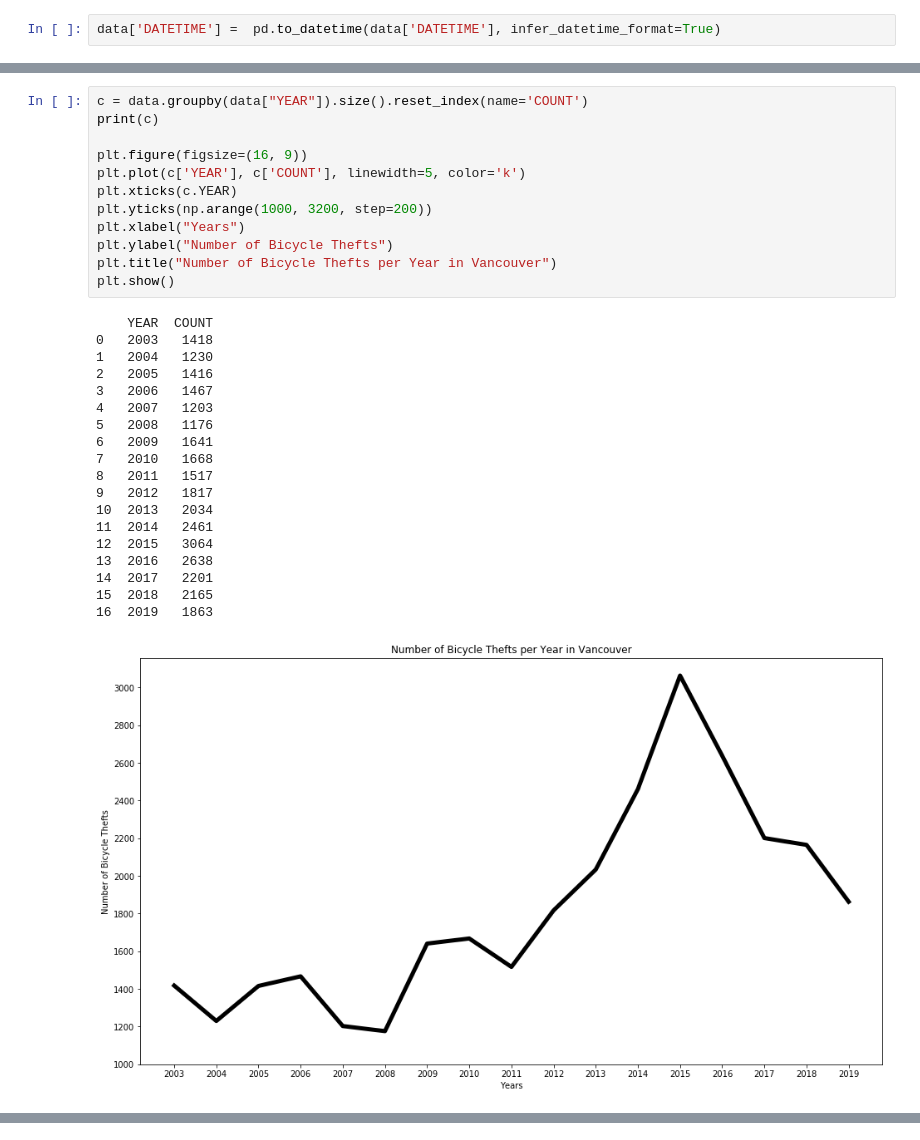
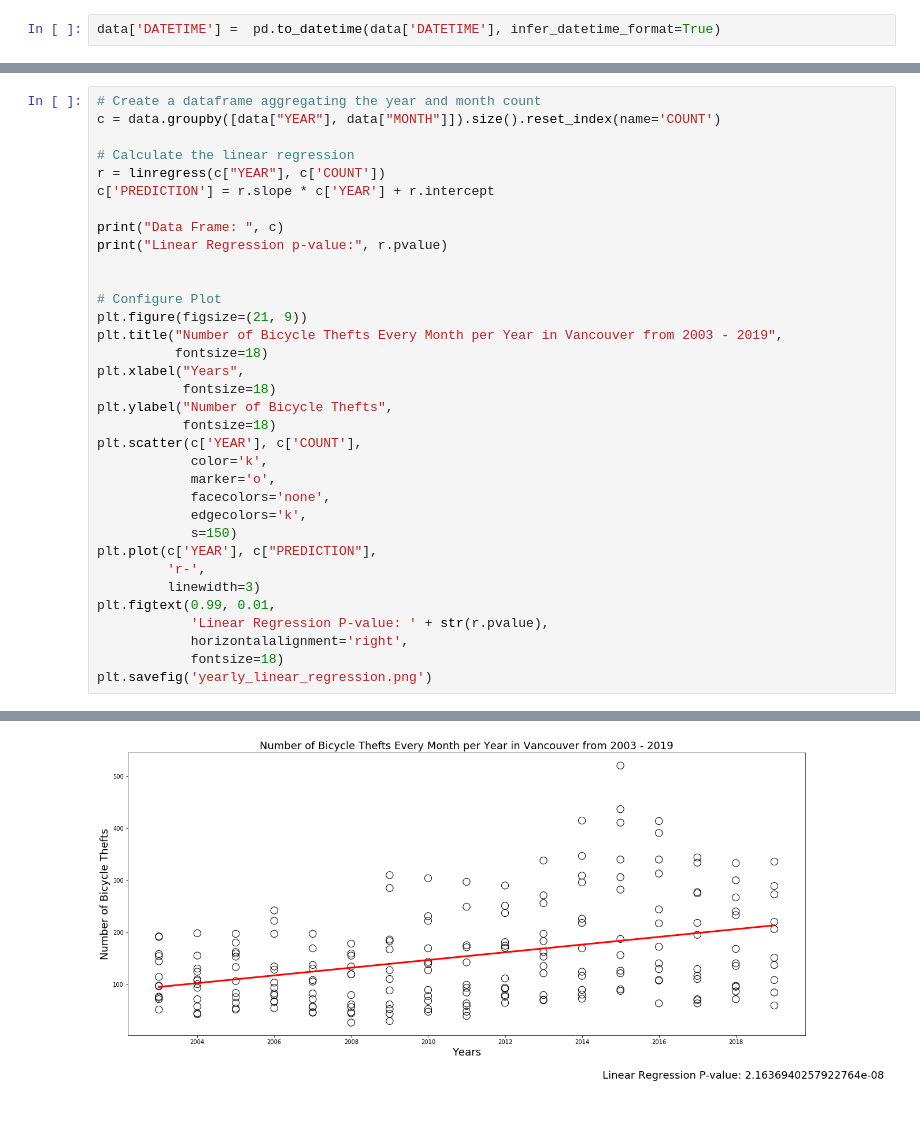
Before and after one commit to WanatabeShin/cmpt-353-final-project, a Jupyter notebook: trend.ipynb, the cells around one changed output, grey strips where cells are left out. Cells and saved outputs as stored; diff of their text form; blank space fills up the shorter version.

```diff
--- a/trend.ipynb
+++ b/trend.ipynb
@@ -53,32 +222,35 @@ plt.show()
-# %%
-c = data.groupby(data["YEAR"]).size().reset_index(name='COUNT')
-print(c)
-
-plt.figure(figsize=(16, 9))
-plt.plot(c['YEAR'], c['COUNT'], linewidth=5, color='k')
-plt.xticks(c.YEAR)
-plt.yticks(np.arange(1000, 3200, step=200))
-plt.xlabel("Years")
-plt.ylabel("Number of Bicycle Thefts")
-plt.title("Number of Bicycle Thefts per Year in Vancouver")
-plt.show()
-# %% [output]
-    YEAR  COUNT
-0   2003   1418
-1   2004   1230
-2   2005   1416
-3   2006   1467
-4   2007   1203
-5   2008   1176
-6   2009   1641
-7   2010   1668
-8   2011   1517
-9   2012   1817
-10  2013   2034
-11  2014   2461
-12  2015   3064
-13  2016   2638
-14  2017   2201
-15  2018   2165
-16  2019   1863
-[figure, removed]
+# %%
+# Create a dataframe aggregating the year and month count
+c = data.groupby([data["YEAR"], data["MONTH"]]).size().reset_index(name='COUNT')
+
+# Calculate the linear regression
+r = linregress(c["YEAR"], c['COUNT'])
+c['PREDICTION'] = r.slope * c['YEAR'] + r.intercept
+
+print("Data Frame: ", c)
+print("Linear Regression p-value:", r.pvalue)
+
+
+# Configure Plot
+plt.figure(figsize=(21, 9))
+plt.title("Number of Bicycle Thefts Every Month per Year in Vancouver from 2003 - 2019",
+          fontsize=18)
+plt.xlabel("Years",
+           fontsize=18)
+plt.ylabel("Number of Bicycle Thefts",
+           fontsize=18)
+plt.scatter(c['YEAR'], c['COUNT'],
+            color='k',
+            marker='o',
+            facecolors='none',
+            edgecolors='k',
+            s=150)
+plt.plot(c['YEAR'], c["PREDICTION"],
+         'r-',
+         linewidth=3)
+plt.figtext(0.99, 0.01,
+            'Linear Regression P-value: ' + str(r.pvalue),
+            horizontalalignment='right',
+            fontsize=18)
+plt.savefig('yearly_linear_regression.png')
+# %% [output]
@@ -84,0 +272 @@ plt.show()
+[figure, added]
```
Also changed, not shown: parts of 5 cells of this notebook, 3 other files.
